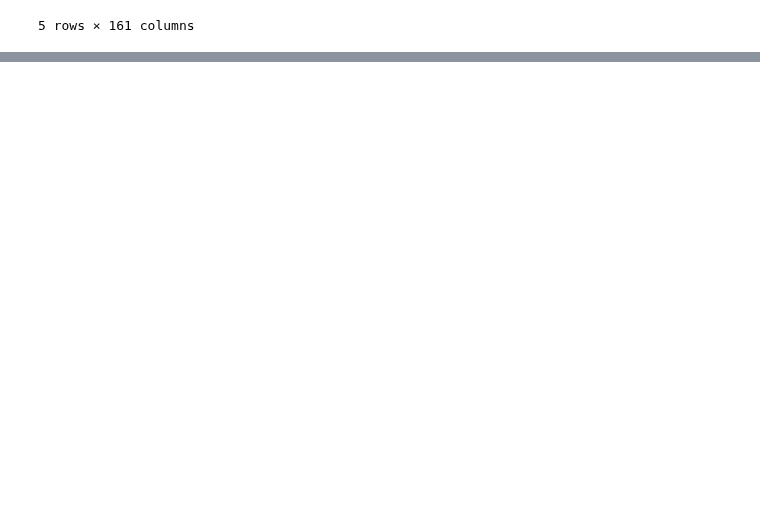
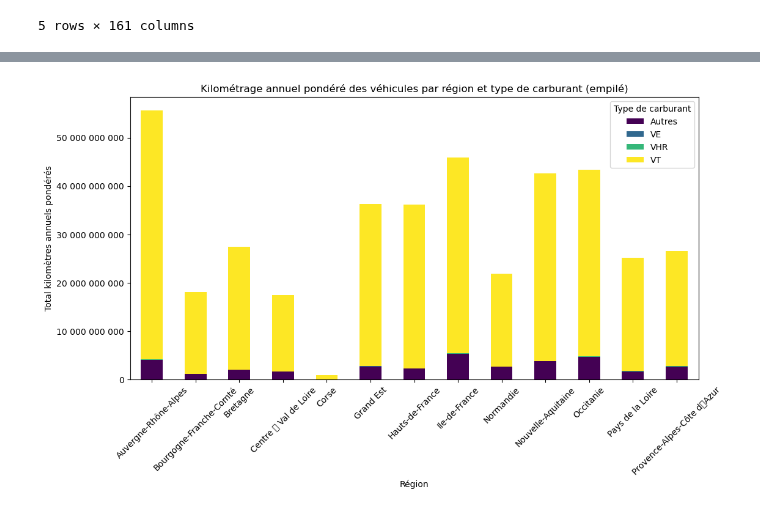
Before and after one commit to HugoMorand/Statapp, a Jupyter notebook: StatDes/StatDes.ipynb, the cells around one changed output, grey strips where cells are left out. Cells and saved outputs as stored; diff of their text form; code cells hidden in the pictures; blank space fills up the shorter version.

Commit message:
test graphe ordre 1

```diff
--- a/StatDes/StatDes.ipynb
+++ b/StatDes/StatDes.ipynb
@@ -609,3 +609,7 @@ df_fusion.head()
 | 3 | 110000011600001 | 1100000116000 | 1 | 833.453670 | 1 | 1.6 | ES | 1.0 | ... |
 | 4 | 110000012400001 | 1100000124000 | 1 | 1698.142782 | 1 | 1.5 | GO | 2.0 | ... |
 5 rows × 161 columns
+# %%
+df_voit1 = pd.read_csv("../Bases/q_voitvul_public_V3.csv", delimiter=";",encoding="ISO-8859-1", na_values=[""])  # Modifie le délimiteur si nécessaire
+df_tcmmen1 = pd.read_csv("../Bases/tcm_men_public_V3.csv", delimiter=",",encoding="ISO-8859-1", na_values=[""], low_memory=False)  # Modifie le délimiteur si nécessaire
+df_men = pd.read_csv("../Bases/q_menage_public_V3.csv", delimiter=";",encoding="ISO-8859-1")  # Modifie le délimiteur si nécessaire
@@ -611,0 +624,9 @@ df_fusion.head()
+# %%
+df_voit1["energie_groupe"] = df_voit1["energie_statinfo"].apply(lambda x:
+                                           "VT" if x in [2, 3, 4, 5] else
+                                           "VE" if x == 1  else
+                                           "VHR" if x == 6 else
+                                           "Autres")
+# %%
+df_fusion1 = pd.merge(df_voit1, df_tcmmen1, left_on="IDENT_MEN", right_on="ident_men", how="left")
+df_fusion1.head()
@@ -611,0 +685,38 @@ df_fusion.head()
+# %%
+import pandas as pd
+import matplotlib.pyplot as plt
+
+# 🔹 Supprimer les valeurs manquantes
+df_fusion1 = df_fusion1.dropna(subset=['KVKM1ANV', 'REG_res', 'energie_groupe', 'pond_veh'])
+
+# 🔄 Conversion en types appropriés
+df_fusion1['KVKM1ANV'] = pd.to_numeric(df_fusion1['KVKM1ANV'], errors='coerce')  # Assurer un type numérique
+df_fusion1['pond_veh'] = pd.to_numeric(df_fusion1['pond_veh'], errors='coerce')  # Assurer que la pondération est bien numérique
+df_fusion1['REG_res'] = df_fusion1['REG_res'].astype(str)  # Convertir REG_res en texte
+df_fusion1['energie_groupe'] = df_fusion1['energie_groupe'].astype(str)  # Convertir energie_groupe en texte
+
+# 📊 Calcul du kilométrage pondéré
+df_fusion1['KM_pondéré'] = df_fusion1['KVKM1ANV'] * df_fusion1['pond_veh']
+
+# 📊 Regrouper les données : Somme des kilomètres pondérés par région et type de carburant
+df_grouped = df_fusion1.groupby(['REG_res', 'energie_groupe'])['KM_pondéré'].sum().unstack()
+
+# 🎨 Création du diagramme en barres empilées
+fig, ax = plt.subplots(figsize=(12, 6))
+df_grouped.plot(kind='bar', stacked=True, colormap="viridis", ax=ax)
+
+# 🏷️ Ajout des labels et du titre
+plt.xlabel("Région")
+plt.ylabel("Total kilomètres annuels pondérés")
+plt.title("Kilométrage annuel pondéré des véhicules par région et type de carburant (empilé)")
+plt.xticks(rotation=45)
+plt.legend(title="Type de carburant")
+
+# 📏 Mettre l’axe Y en notation standard (sans 1E7)
+ax.ticklabel_format(style='plain', axis='y')  # Désactive la notation scientifique
+ax.yaxis.set_major_formatter(plt.FuncFormatter(lambda x, _: f'{int(x):,}'.replace(',', ' ')))  # Ajoute des espaces pour la lisibilité
+
+# 🔄 Affichage du graphique
+plt.show()
+# %% [output]
+[figure, added]
```
Also changed, not shown: parts of 4 cells of this notebook.
